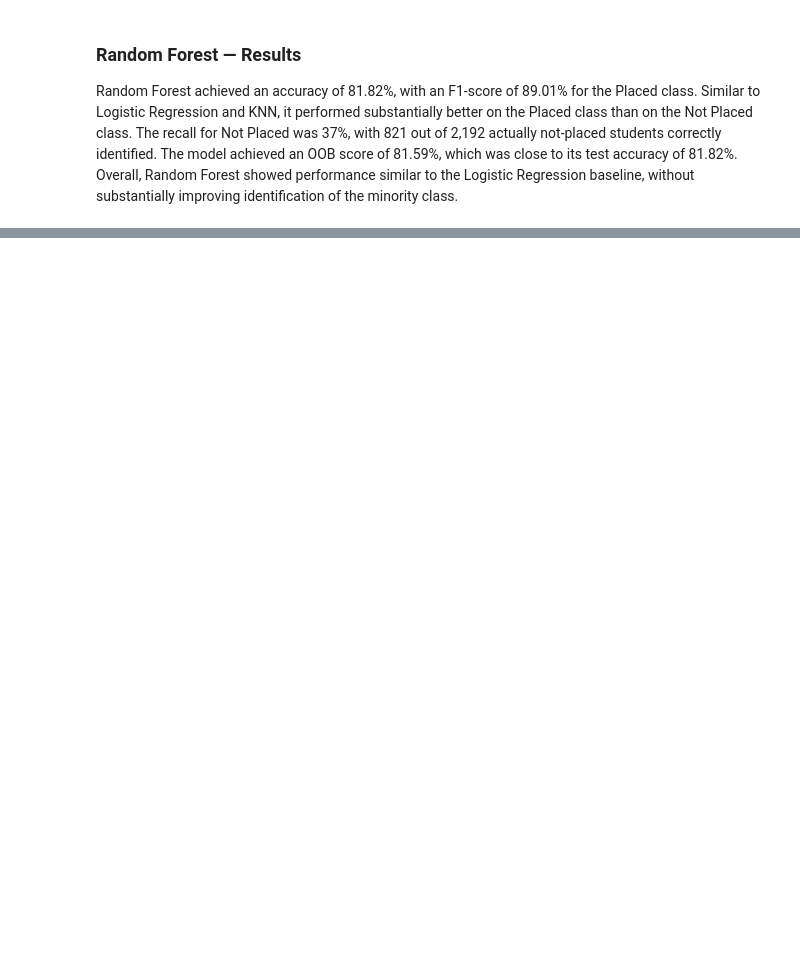
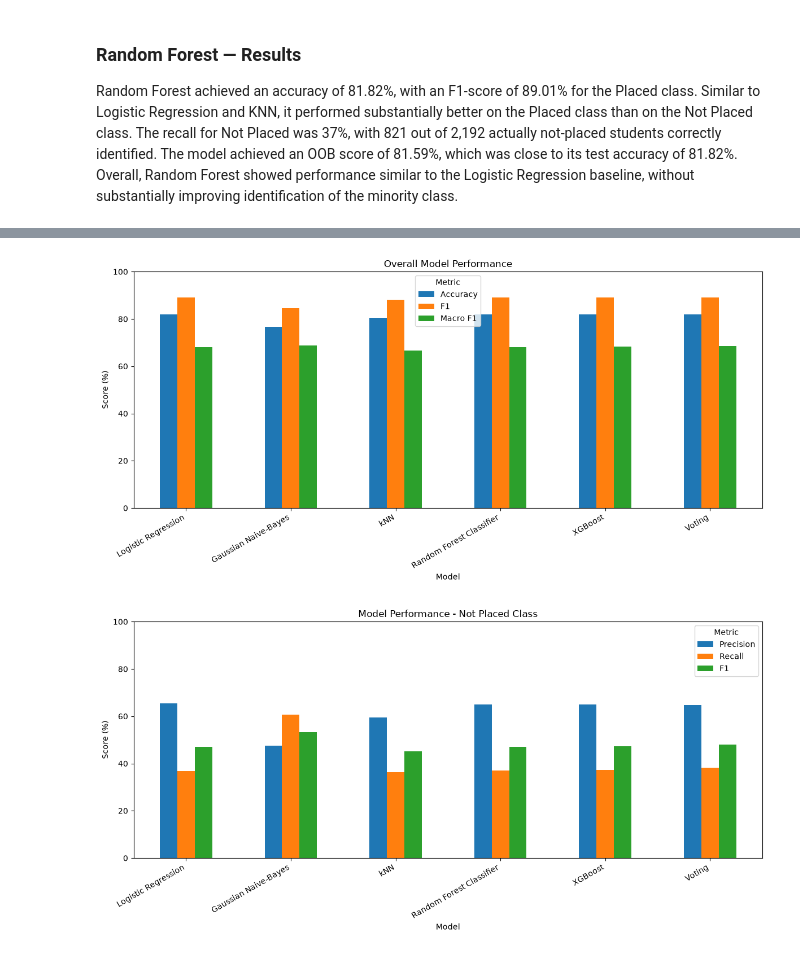
Before and after one commit to AtharvaK-aiml/StudentSuccessPrediction_model, a Jupyter notebook: model_training.ipynb, the cells around one changed output, grey strips where cells are left out. Cells and saved outputs as stored; diff of their text form; code cells hidden in the pictures; blank space fills up the shorter version.

Commit message:
Training of the model completed

```diff
--- a/model_training.ipynb
+++ b/model_training.ipynb
@@ -113,6 +140,7 @@ gnb = GaussianNB()
 gnb_pipe = into_pipe(gnb)
 gnb_pipe.fit(X_train,y_train)
 evaluate_model(gnb_pipe)
+results["Gaussian Naive-Bayes"] = get_metrics(gnb_pipe)
 # %% [output]
 Model Evaluation:
 Precision Score : 88.005 %
@@ -146,6 +174,7 @@ knn = KNeighborsClassifier(n_neighbors=9)
 knn_pipe = into_pipe(knn)
 knn_pipe.fit(X_train,y_train)
 evaluate_model(knn_pipe)
+results["kNN"] = get_metrics(knn_pipe)
 # %% [output]
 Model Evaluation:
 Precision Score : 83.896 %
@@ -205,6 +234,7 @@ rfc = RandomForestClassifier(
 rfc_pipe = into_pipe(rfc)
 rfc_pipe.fit(X_train,y_train)
 evaluate_model(rfc_pipe)
+results["Random Forest Classifier"] = get_metrics(rfc_pipe)
 print("OOB Score : ",rfc.oob_score_)
 # %% [output]
 Model Evaluation:
@@ -232,0 +297,13 @@ Random Forest achieved an accuracy of 81.82%, with an F1-score of 89.01% for the
+# %%
+from sklearn.ensemble import VotingClassifier
+vote = VotingClassifier(
+    estimators=[
+        ("lr",lr),
+        ("gnb",gnb),
+        ("rfc",rfc)
+    ]
+)
+vote_pipe = into_pipe(vote)
+vote_pipe.fit(X_train,y_train)
+evaluate_model(vote_pipe)
+results["Voting"] = get_metrics(vote_pipe)
@@ -232,0 +382,48 @@ Random Forest achieved an accuracy of 81.82%, with an F1-score of 89.01% for the
+# %%
+import matplotlib.pyplot as plt
+
+# -------------------------------
+# 1. Overall Model Performance
+# -------------------------------
+results_df = pd.DataFrame(results).T
+overall_metrics = results_df[
+    ["Accuracy", "F1", "Macro F1"]
+]
+
+overall_metrics.plot(
+    kind="bar",
+    figsize=(12, 6)
+)
+
+plt.title("Overall Model Performance")
+plt.xlabel("Model")
+plt.ylabel("Score (%)")
+plt.ylim(0, 100)
+plt.xticks(rotation=30, ha="right")
+plt.legend(title="Metric")
+plt.tight_layout()
+plt.show()
+
+
+# ------------------------------------
+# 2. Not Placed Class Performance
+# ------------------------------------
+
+minority_df[
+    ["Precision", "Recall", "F1"]
+].plot(
+    kind="bar",
+    figsize=(12, 6)
+)
+
+plt.title("Model Performance - Not Placed Class")
+plt.xlabel("Model")
+plt.ylabel("Score (%)")
+plt.ylim(0, 100)
+plt.xticks(rotation=30, ha="right")
+plt.legend(title="Metric")
+plt.tight_layout()
+plt.show()
+# %% [output]
+[figure, added]
+[figure, added]
```
Also changed, not shown: parts of 15 cells of this notebook.
